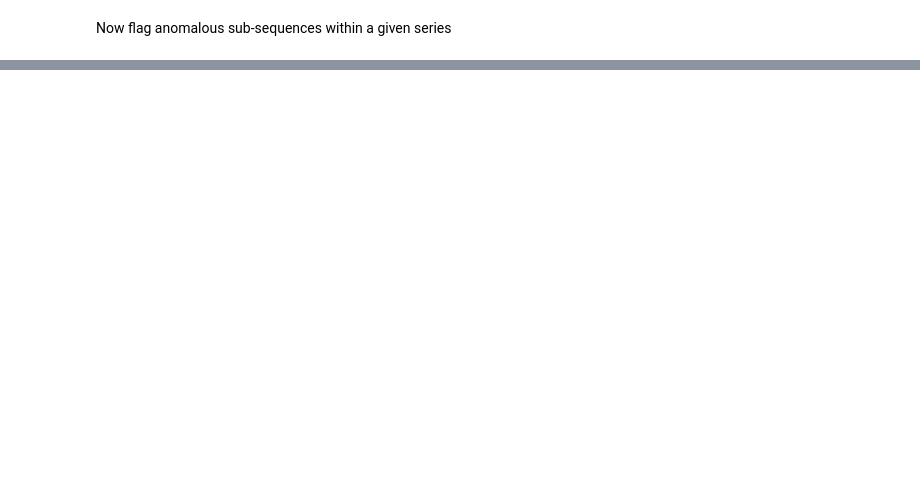
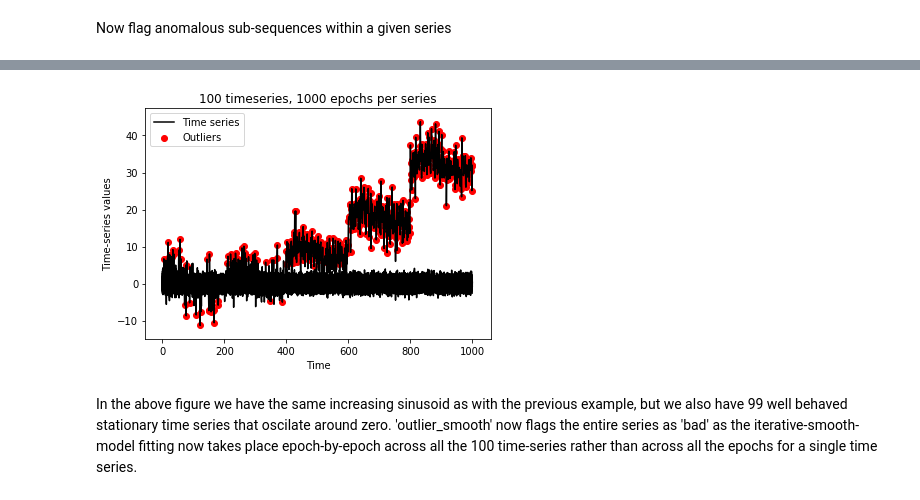
Before and after one commit to drds1/projects, a Jupyter notebook: outlier_detection/demo_outlier.ipynb, the cells around one changed output, grey strips where cells are left out. Cells and saved outputs as stored; diff of their text form; code cells hidden in the pictures; blank space fills up the shorter version.

```diff
--- a/outlier_detection/demo_outlier.ipynb
+++ b/outlier_detection/demo_outlier.ipynb
@@ -55,0 +82,29 @@ id_out = orej.outlier_modsc(data_y,sd_check=5,fname='running median',runtype='se
+# %%
+#make the fake data
+period = 200.0
+amplitude = 2
+t_ref = 200
+amp_poly = 2
+
+sd_background = 3.0
+n_epoch  = 1000
+n_timeseries = 100
+id_outlier = 23
+time_anomaly = 35
+grad_anomaly = 0.1
+diagnostic_figure = 'show'
+data_y = np.reshape( np.random.randn(n_epoch * n_timeseries), (n_epoch,n_timeseries) )
+
+data_y[:,time_anomaly] = np.random.randn(n_epoch)*sd_background +  amplitude*np.sin(2*np.pi/period*np.arange(n_epoch)) + amp_poly*(np.arange(n_true)/t_ref)**2
+id_test = np.random.choice(np.arange(n_epoch), size=n_outlier, replace=False)
+
+idneg = np.random.choice(np.arange(n_outlier), size=n_outlier/2, replace=False)
+mirror = np.ones(n_outlier)
+mirror[idneg] = -1.
+data_y[id_test,time_anomaly] = amplitude*np.sin(2*np.pi/period*id_test) + amp_poly*(id_test/t_ref)**2 + mean_outlier*mirror
+# %%
+id_out = orej.outlier_smooth(data_y,sd_check=5,fname='running median',runtype='parallel',filter_size = 5,max_iteration=10,diagnostic_figure='show')
+# %% [output]
+[figure, added]
+# %% [markdown]
+In the above figure we have the same increasing sinusoid as with the previous example, but we also have 99 well behaved stationary time series that oscilate around zero. 'outlier_smooth' now flags the entire series as 'bad' as the iterative-smooth-model fitting now takes place epoch-by-epoch across all the 100 time-series rather than across all the epochs for a single time series.
```
Also changed, not shown: parts of 6 cells of this notebook, 6 other files.
